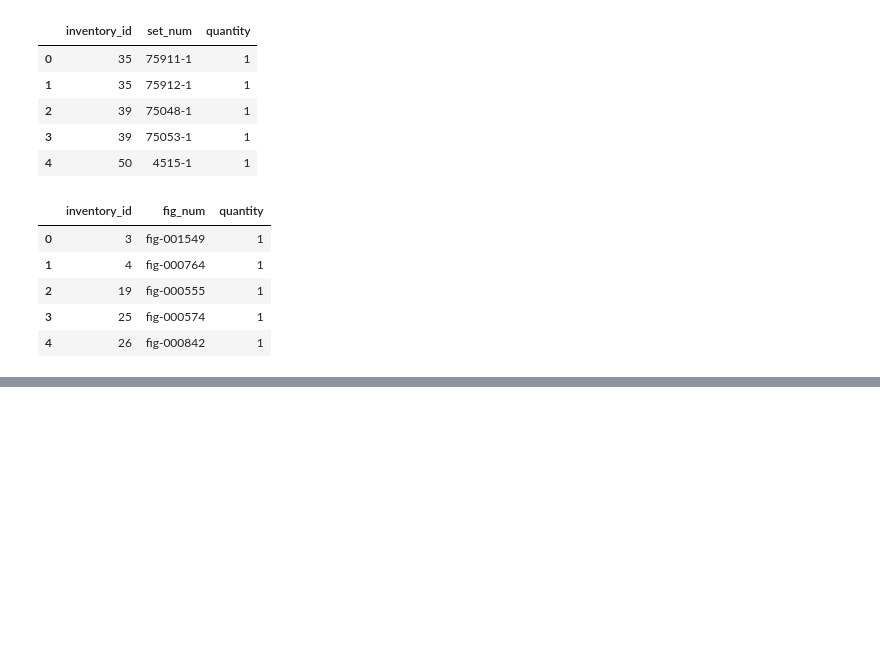
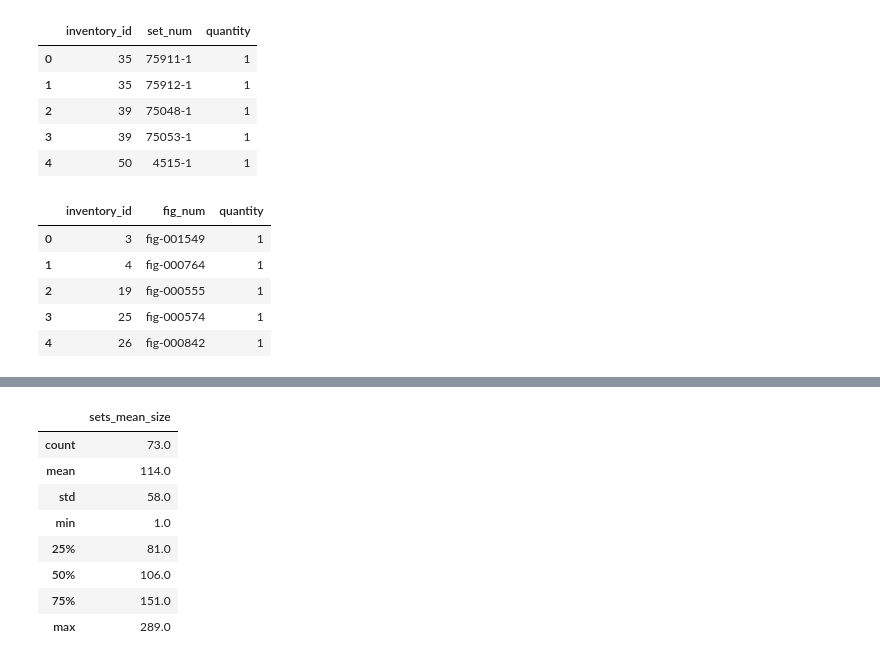
Before and after one commit to BenjaSar/AdD, a Jupyter notebook: TP_Integrador_AdD.ipynb, the cells around one changed output, grey strips where cells are left out. Cells and saved outputs as stored; diff of their text form; code cells hidden in the pictures; blank space fills up the shorter version.

```diff
--- a/TP_Integrador_AdD.ipynb
+++ b/TP_Integrador_AdD.ipynb
@@ -190,0 +214,12 @@ inventory_minifigs.head()
+# %%
+sets_size_evolution.describe().round(0)
+# %% [output]
+|  | sets_mean_size |
+| count | 73.0 |
+| mean | 114.0 |
+| std | 58.0 |
+| min | 1.0 |
+| 25% | 81.0 |
+| 50% | 106.0 |
+| 75% | 151.0 |
+| max | 289.0 |
```
Also changed, not shown: parts of 5 cells of this notebook.
